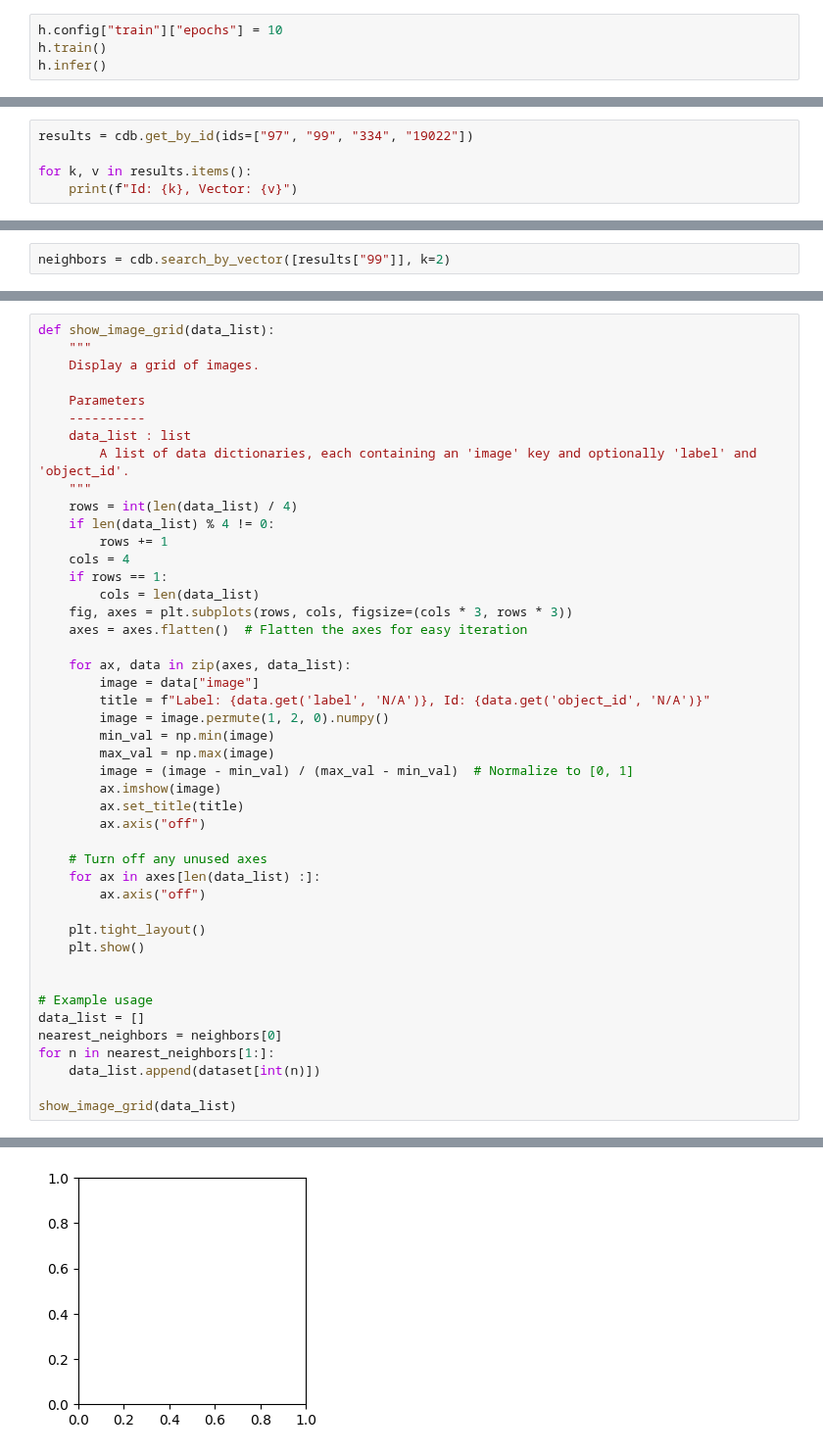
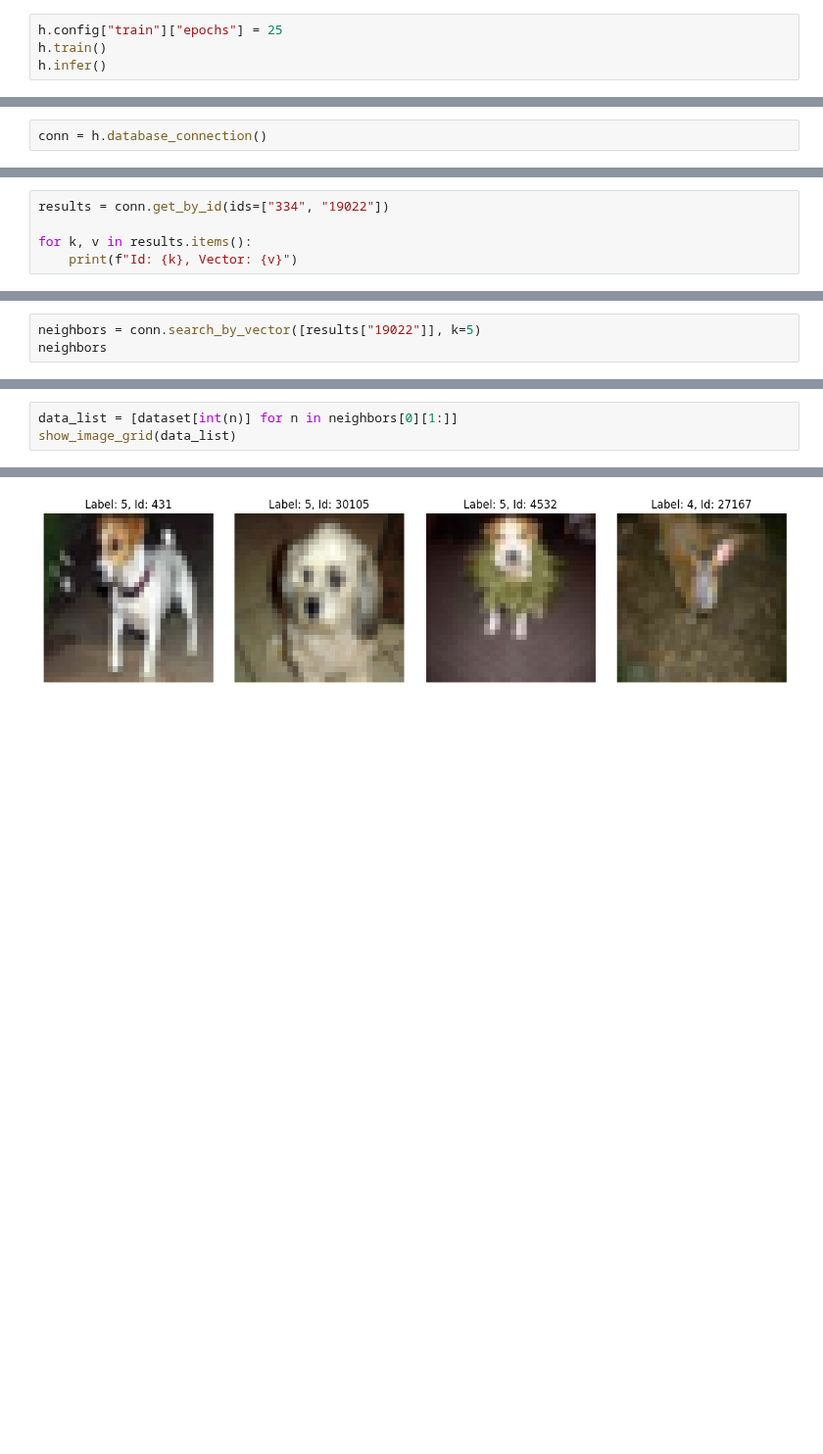
Before and after one commit to lincc-frameworks/hyrax, a Jupyter notebook: docs/pre_executed/vector_db_demo.ipynb, the cells around one changed output, grey strips where cells are left out. Shown at 98% size. Drawn from its saved outputs; the diff is of its cells as text; blank space fills up the shorter version.

```diff
--- a/docs/pre_executed/vector_db_demo.ipynb
+++ b/docs/pre_executed/vector_db_demo.ipynb
@@ -11,5 +13,5 @@ Quickly train a model using the default CiFAR dataset and then use the model to
 # %%
-h.config["train"]["epochs"] = 10
+h.config["train"]["epochs"] = 25
 h.train()
 h.infer()
 # %% [output]
@@ -60 +67,3 @@ cdb = ChromaDB({}, context)
+# %%
+conn = h.database_connection()
 # %% [markdown]
@@ -62,5 +73,5 @@ Next we'll retrieve the vectors associated with two ids. The result is a diction
 # %%
-results = cdb.get_by_id(ids=["97", "99", "334", "19022"])
+results = conn.get_by_id(ids=["334", "19022"])
 
 for k, v in results.items():
     print(f"Id: {k}, Vector: {v}")
@@ -93,2 +110,3 @@ We can repeat the search, using the vector that we found when running `get_by_id
 # %%
-neighbors = cdb.search_by_vector([results["99"]], k=2)
+neighbors = conn.search_by_vector([results["19022"]], k=5)
+neighbors
@@ -121,46 +185,4 @@ show_image(d)
 # %%
-def show_image_grid(data_list):
-    """
-    Display a grid of images.
-
-    Parameters
-    ----------
-    data_list : list
-        A list of data dictionaries, each containing an 'image' key and optionally 'label' and 'object_id'.
-    """
-    rows = int(len(data_list) / 4)
-    if len(data_list) % 4 != 0:
-        rows += 1
-    cols = 4
-    if rows == 1:
-        cols = len(data_list)
-    fig, axes = plt.subplots(rows, cols, figsize=(cols * 3, rows * 3))
-    axes = axes.flatten()  # Flatten the axes for easy iteration
-
-    for ax, data in zip(axes, data_list):
-        image = data["image"]
-        title = f"Label: {data.get('label', 'N/A')}, Id: {data.get('object_id', 'N/A')}"
-        image = image.permute(1, 2, 0).numpy()
-        min_val = np.min(image)
-        max_val = np.max(image)
-        image = (image - min_val) / (max_val - min_val)  # Normalize to [0, 1]
-        ax.imshow(image)
-        ax.set_title(title)
-        ax.axis("off")
-
-    # Turn off any unused axes
-    for ax in axes[len(data_list) :]:
-        ax.axis("off")
-
-    plt.tight_layout()
-    plt.show()
-
-
-# Example usage
-data_list = []
-nearest_neighbors = neighbors[0]
-for n in nearest_neighbors[1:]:
-    data_list.append(dataset[int(n)])
-
+data_list = [dataset[int(n)] for n in neighbors[0][1:]]
 show_image_grid(data_list)
 # %% [output]
@@ -169 +189 @@ AttributeError: 'Axes' object has no attribute 'flatten'
-[figure, old version]
+[figure, new version]
```
Also changed, not shown: parts of 24 cells of this notebook, 8 other files.
